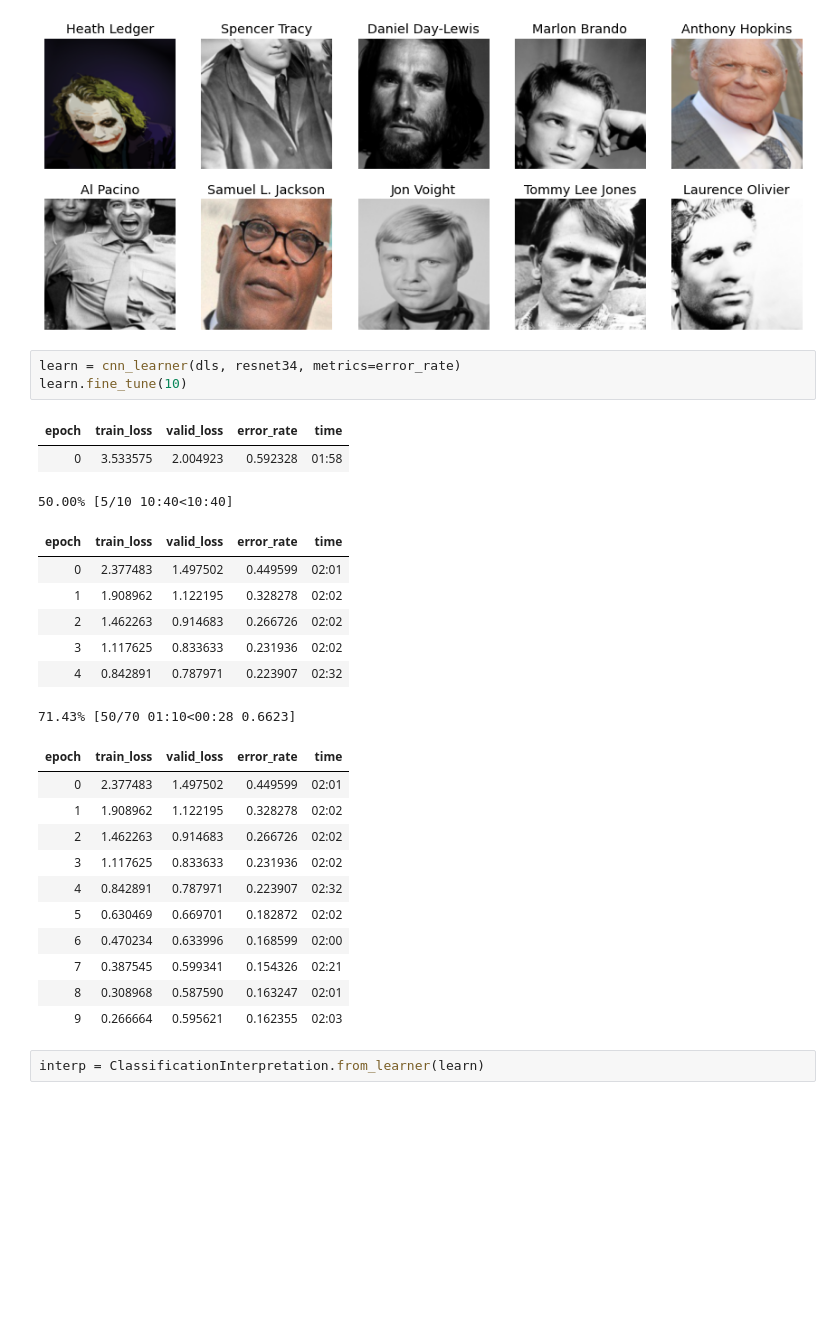
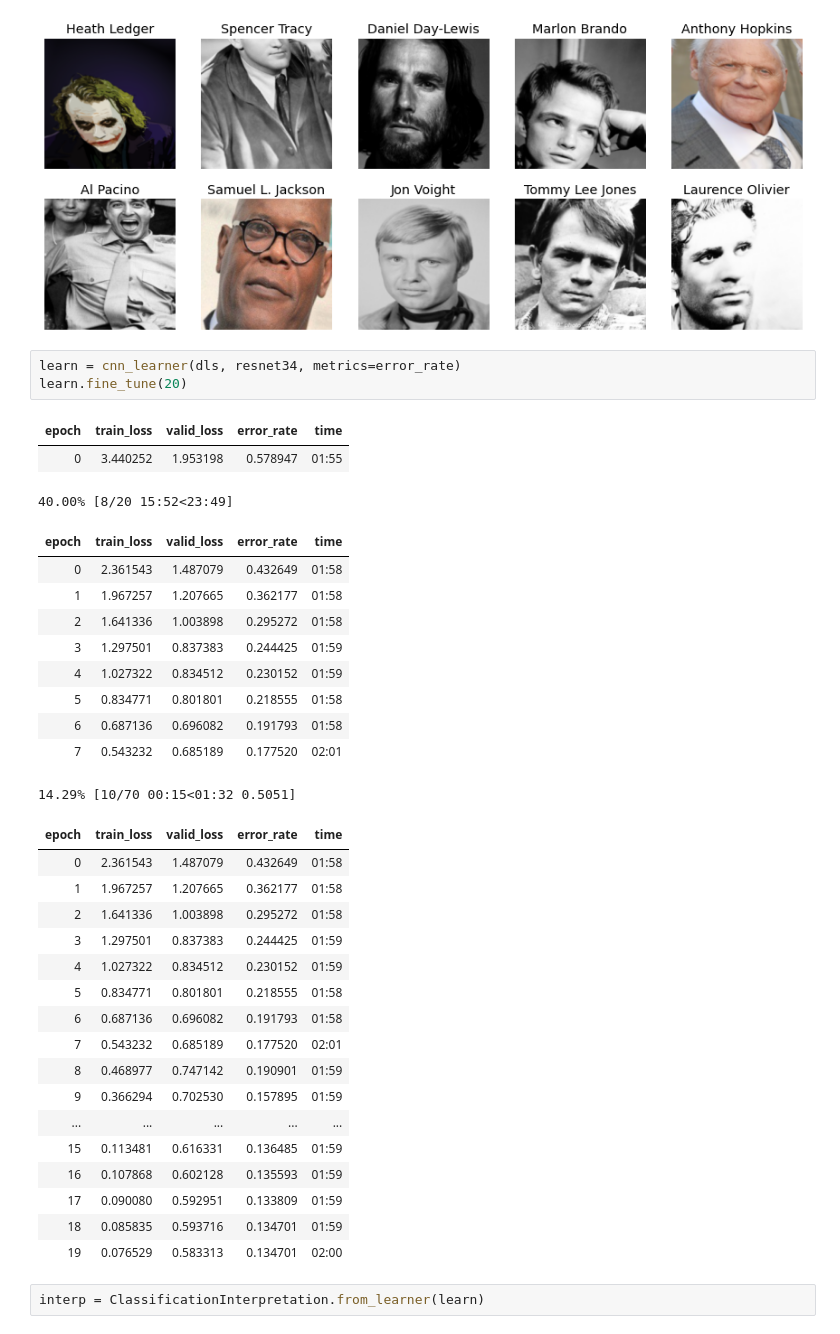
Before and after one commit to jfthuong/experiment_fastai, a Jupyter notebook: Recognize_Actors.ipynb, the cells around one changed output. Saved outputs shown, nothing was run; the diff lists cells and outputs as text; blank space fills up the shorter version.

```diff
--- a/Recognize_Actors.ipynb
+++ b/Recognize_Actors.ipynb
@@ -208,29 +208,38 @@ X = torch.linalg.solve(A, B) (Triggered internally at  /pytorch/aten/src/ATen/na
 [figure]
 # %%
 learn = cnn_learner(dls, resnet34, metrics=error_rate)
-learn.fine_tune(10)
+learn.fine_tune(20)
 # %% [output]
 | epoch | train_loss | valid_loss | error_rate | time |
-| 0 | 3.533575 | 2.004923 | 0.592328 | 01:58 |
+| 0 | 3.440252 | 1.953198 | 0.578947 | 01:55 |
-50.00% [5/10 10:40<10:40]
+40.00% [8/20 15:52<23:49]
 | epoch | train_loss | valid_loss | error_rate | time |
-| 0 | 2.377483 | 1.497502 | 0.449599 | 02:01 |
-| 1 | 1.908962 | 1.122195 | 0.328278 | 02:02 |
-| 2 | 1.462263 | 0.914683 | 0.266726 | 02:02 |
-| 3 | 1.117625 | 0.833633 | 0.231936 | 02:02 |
-| 4 | 0.842891 | 0.787971 | 0.223907 | 02:32 |
+| 0 | 2.361543 | 1.487079 | 0.432649 | 01:58 |
+| 1 | 1.967257 | 1.207665 | 0.362177 | 01:58 |
+| 2 | 1.641336 | 1.003898 | 0.295272 | 01:58 |
+| 3 | 1.297501 | 0.837383 | 0.244425 | 01:59 |
+| 4 | 1.027322 | 0.834512 | 0.230152 | 01:59 |
+| 5 | 0.834771 | 0.801801 | 0.218555 | 01:58 |
+| 6 | 0.687136 | 0.696082 | 0.191793 | 01:58 |
+| 7 | 0.543232 | 0.685189 | 0.177520 | 02:01 |
-71.43% [50/70 01:10<00:28 0.6623]
+14.29% [10/70 00:15<01:32 0.5051]
 | epoch | train_loss | valid_loss | error_rate | time |
-| 0 | 2.377483 | 1.497502 | 0.449599 | 02:01 |
-| 1 | 1.908962 | 1.122195 | 0.328278 | 02:02 |
-| 2 | 1.462263 | 0.914683 | 0.266726 | 02:02 |
-| 3 | 1.117625 | 0.833633 | 0.231936 | 02:02 |
-| 4 | 0.842891 | 0.787971 | 0.223907 | 02:32 |
-| 5 | 0.630469 | 0.669701 | 0.182872 | 02:02 |
-| 6 | 0.470234 | 0.633996 | 0.168599 | 02:00 |
-| 7 | 0.387545 | 0.599341 | 0.154326 | 02:21 |
-| 8 | 0.308968 | 0.587590 | 0.163247 | 02:01 |
-| 9 | 0.266664 | 0.595621 | 0.162355 | 02:03 |
+| 0 | 2.361543 | 1.487079 | 0.432649 | 01:58 |
+| 1 | 1.967257 | 1.207665 | 0.362177 | 01:58 |
+| 2 | 1.641336 | 1.003898 | 0.295272 | 01:58 |
+| 3 | 1.297501 | 0.837383 | 0.244425 | 01:59 |
+| 4 | 1.027322 | 0.834512 | 0.230152 | 01:59 |
+| 5 | 0.834771 | 0.801801 | 0.218555 | 01:58 |
+| 6 | 0.687136 | 0.696082 | 0.191793 | 01:58 |
+| 7 | 0.543232 | 0.685189 | 0.177520 | 02:01 |
+| 8 | 0.468977 | 0.747142 | 0.190901 | 01:59 |
+| 9 | 0.366294 | 0.702530 | 0.157895 | 01:59 |
+| ... | ... | ... | ... | ... |
+| 15 | 0.113481 | 0.616331 | 0.136485 | 01:59 |
+| 16 | 0.107868 | 0.602128 | 0.135593 | 01:59 |
+| 17 | 0.090080 | 0.592951 | 0.133809 | 01:59 |
+| 18 | 0.085835 | 0.593716 | 0.134701 | 01:59 |
+| 19 | 0.076529 | 0.583313 | 0.134701 | 02:00 |
 # %%
 interp = ClassificationInterpretation.from_learner(learn)
 # %% [output]
```
Also changed, not shown: parts of 3 cells of this notebook.
